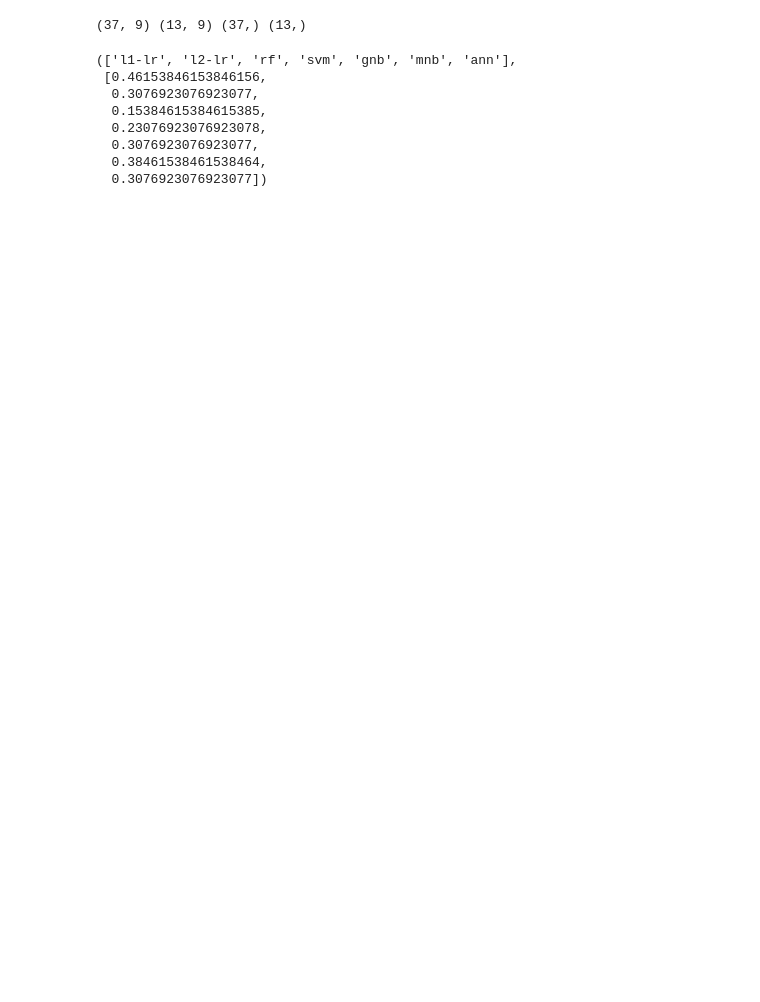
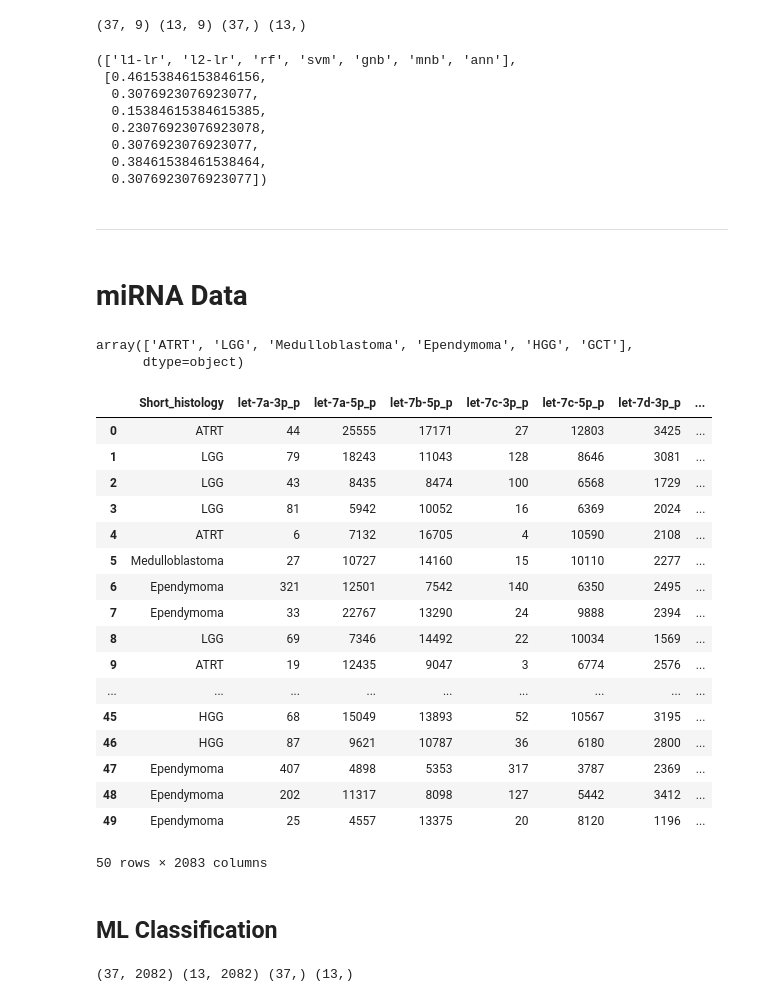
Before and after one commit to shehbeel/lb-imaging-analysis, a Jupyter notebook: lb-imaging-analysis-v3.ipynb, the cells around one changed output. Saved outputs shown, nothing was run; the diff lists cells and outputs as text; code cells hidden in the pictures; blank space fills up the shorter version.

```diff
--- a/lb-imaging-analysis-v3.ipynb
+++ b/lb-imaging-analysis-v3.ipynb
@@ -12,5 +12,5 @@ from sklearn.model_selection import train_test_split
 # Load in datasets pre-processed by Chao
 #clinic = pd.read_csv('clinical_data.csv')
 mri = pd.read_csv('MRI Imaging  results_2022-04-20.csv')
-#pmirna = pd.read_csv('plasma_mirna.csv')
+pmirna = pd.read_csv('plasma_mirna.csv')
 #cmirna = pd.read_csv('csf_mirna.csv')
@@ -162,3 +164,63 @@ pipeline_predict(mri_X_train, mri_X_test, mri_y_train, mri_y_test)
   0.3076923076923077,
   0.38461538461538464,
   0.3076923076923077])
+# %% [markdown]
+---
+# %% [markdown]
+# miRNA Data
+# %%
+labels = _mri[['SDG_ID','Short_histology']]
+labels['Short_histology'].unique()
+# %% [output]
+array(['ATRT', 'LGG', 'Medulloblastoma', 'Ependymoma', 'HGG', 'GCT'],
+      dtype=object)
+# %%
+sample_index = pmirna[(pmirna['SDG_ID'] == '15635-21') &
+                   (pmirna['SDG_ID'] == '15635-127') &
+                   (pmirna['SDG_ID'] == '15635-221') &
+                   (pmirna['SDG_ID'] == '15635-246') &
+                   (pmirna['SDG_ID'] == '15635-251') &
+                   (pmirna['SDG_ID'] == '15635-254')
+                   ].index
+pmirna = pmirna.drop(sample_index)
+#pmirna = pmirna.reset_index(drop=True)
+pmirna = pmirna.set_index('SDG_ID')
+# Drop controls
+pmirna = pmirna.iloc[:,20:]
+
+pmirna = labels.join(pmirna, on='SDG_ID').dropna().reset_index(drop=True)
+pmirna = pmirna.drop(['SDG_ID'], axis=1)
+pmirna
+# %% [output]
+|  | Short_histology | let-7a-3p_p | let-7a-5p_p | let-7b-5p_p | let-7c-3p_p | let-7c-5p_p | let-7d-3p_p | ... |
+| 0 | ATRT | 44 | 25555 | 17171 | 27 | 12803 | 3425 | ... |
+| 1 | LGG | 79 | 18243 | 11043 | 128 | 8646 | 3081 | ... |
+| 2 | LGG | 43 | 8435 | 8474 | 100 | 6568 | 1729 | ... |
+| 3 | LGG | 81 | 5942 | 10052 | 16 | 6369 | 2024 | ... |
+| 4 | ATRT | 6 | 7132 | 16705 | 4 | 10590 | 2108 | ... |
+| 5 | Medulloblastoma | 27 | 10727 | 14160 | 15 | 10110 | 2277 | ... |
+| 6 | Ependymoma | 321 | 12501 | 7542 | 140 | 6350 | 2495 | ... |
+| 7 | Ependymoma | 33 | 22767 | 13290 | 24 | 9888 | 2394 | ... |
+| 8 | LGG | 69 | 7346 | 14492 | 22 | 10034 | 1569 | ... |
+| 9 | ATRT | 19 | 12435 | 9047 | 3 | 6774 | 2576 | ... |
+| ... | ... | ... | ... | ... | ... | ... | ... | ... |
+| 45 | HGG | 68 | 15049 | 13893 | 52 | 10567 | 3195 | ... |
+| 46 | HGG | 87 | 9621 | 10787 | 36 | 6180 | 2800 | ... |
+| 47 | Ependymoma | 407 | 4898 | 5353 | 317 | 3787 | 2369 | ... |
+| 48 | Ependymoma | 202 | 11317 | 8098 | 127 | 5442 | 3412 | ... |
+| 49 | Ependymoma | 25 | 4557 | 13375 | 20 | 8120 | 1196 | ... |
+50 rows × 2083 columns
+# %% [markdown]
+## ML Classification
+# %%
+# Split the dataset into features and labels
+pmirna_X = pmirna.loc[:, pmirna.columns != 'Short_histology'].values
+pmirna_y = pmirna.loc[:, pmirna.columns == 'Short_histology'].values.ravel()
+
+# Split data into training and testing set
+pmirna_X_train, pmirna_X_test, pmirna_y_train, pmirna_y_test = train_test_split(pmirna_X, pmirna_y, test_size=0.25, random_state=0)
+
+#Sanity check
+print(pmirna_X_train.shape, pmirna_X_test.shape, pmirna_y_train.shape, pmirna_y_test.shape)
+# %% [output]
+(37, 2082) (13, 2082) (37,) (13,)
```
Also changed, not shown: parts of 14 cells of this notebook, 1 other file.
